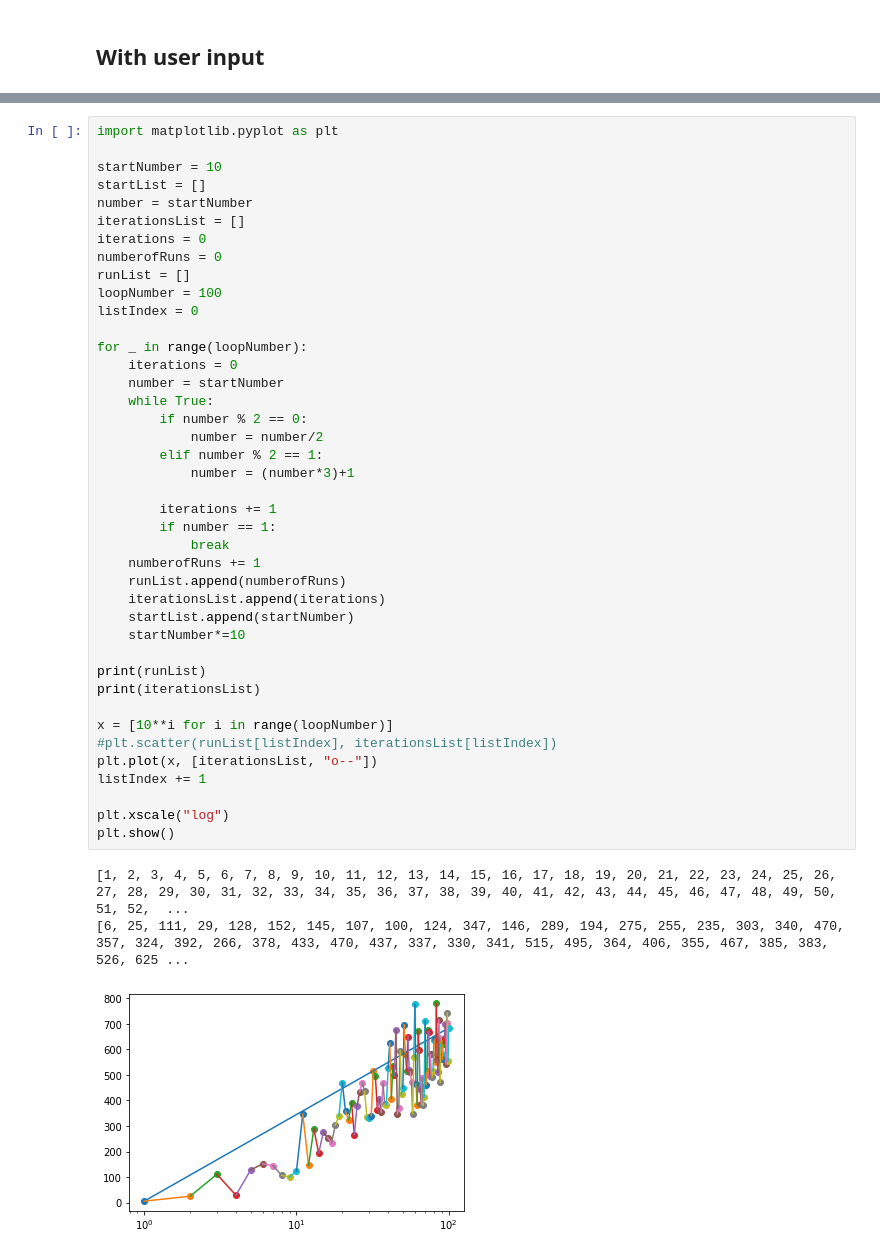
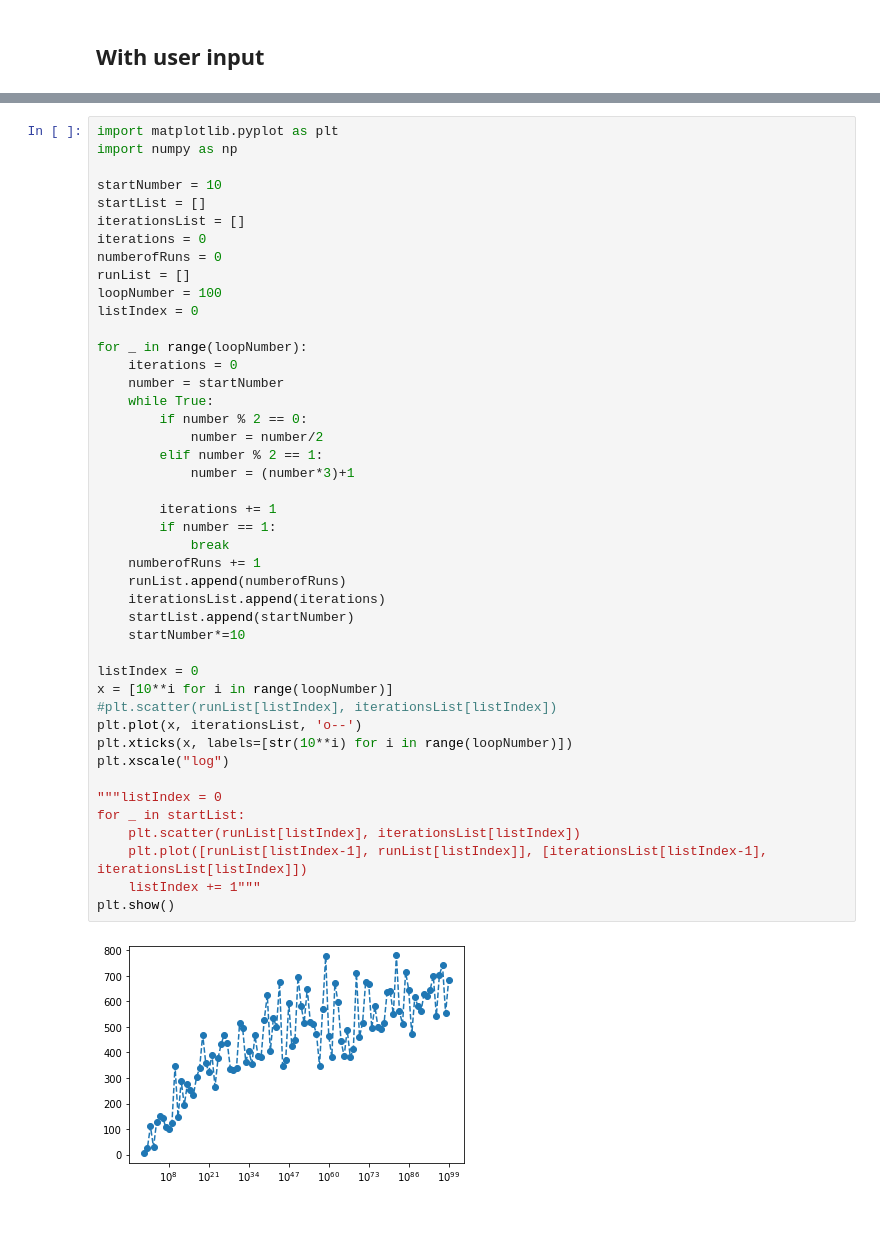
Before and after one commit to FabianAndersson17/python-programmering-Fabian-Adnersson, a Jupyter notebook: Explorations/3x+1.ipynb, the cells around one changed output, grey strips where cells are left out. Saved outputs shown, nothing was run; the diff lists cells and outputs as text; blank space fills up the shorter version.

```diff
--- a/Explorations/3x+1.ipynb
+++ b/Explorations/3x+1.ipynb
@@ -75,46 +73,47 @@ plt.show()
 [figure]
 # %%
 import matplotlib.pyplot as plt
+import numpy as np
 
 startNumber = 10
 startList = []
-number = startNumber
 iterationsList = []
 iterations = 0
 numberofRuns = 0
 runList = []
 loopNumber = 100
 listIndex = 0
 
 for _ in range(loopNumber):
     iterations = 0
     number = startNumber
     while True:
         if number % 2 == 0:
             number = number/2
         elif number % 2 == 1:
             number = (number*3)+1
 
         iterations += 1
         if number == 1:
             break
     numberofRuns += 1
     runList.append(numberofRuns)
     iterationsList.append(iterations)
     startList.append(startNumber)
     startNumber*=10
 
-print(runList)
-print(iterationsList)
-
+listIndex = 0
 x = [10**i for i in range(loopNumber)]
 #plt.scatter(runList[listIndex], iterationsList[listIndex])
-plt.plot(x, [iterationsList, "o--"])
-listIndex += 1
+plt.plot(x, iterationsList, 'o--')
+plt.xticks(x, labels=[str(10**i) for i in range(loopNumber)])
+plt.xscale("log")
 
-plt.xscale("log")
+"""listIndex = 0
+for _ in startList:
+    plt.scatter(runList[listIndex], iterationsList[listIndex])
+    plt.plot([runList[listIndex-1], runList[listIndex]], [iterationsList[listIndex-1], iterationsList[listIndex]])
+    listIndex += 1"""
 plt.show()
 # %% [output]
-[1, 2, 3, 4, 5, 6, 7, 8, 9, 10, 11, 12, 13, 14, 15, 16, 17, 18, 19, 20, 21, 22, 23, 24, 25, 26, 27, 28, 29, 30, 31, 32, 33, 34, 35, 36, 37, 38, 39, 40, 41, 42, 43, 44, 45, 46, 47, 48, 49, 50, 51, 52,  ...
-[6, 25, 111, 29, 128, 152, 145, 107, 100, 124, 347, 146, 289, 194, 275, 255, 235, 303, 340, 470, 357, 324, 392, 266, 378, 433, 470, 437, 337, 330, 341, 515, 495, 364, 406, 355, 467, 385, 383, 526, 625 ...
-[figure, old version]
+[figure, new version]
```
Also changed, not shown: parts of 1 cell of this notebook.
